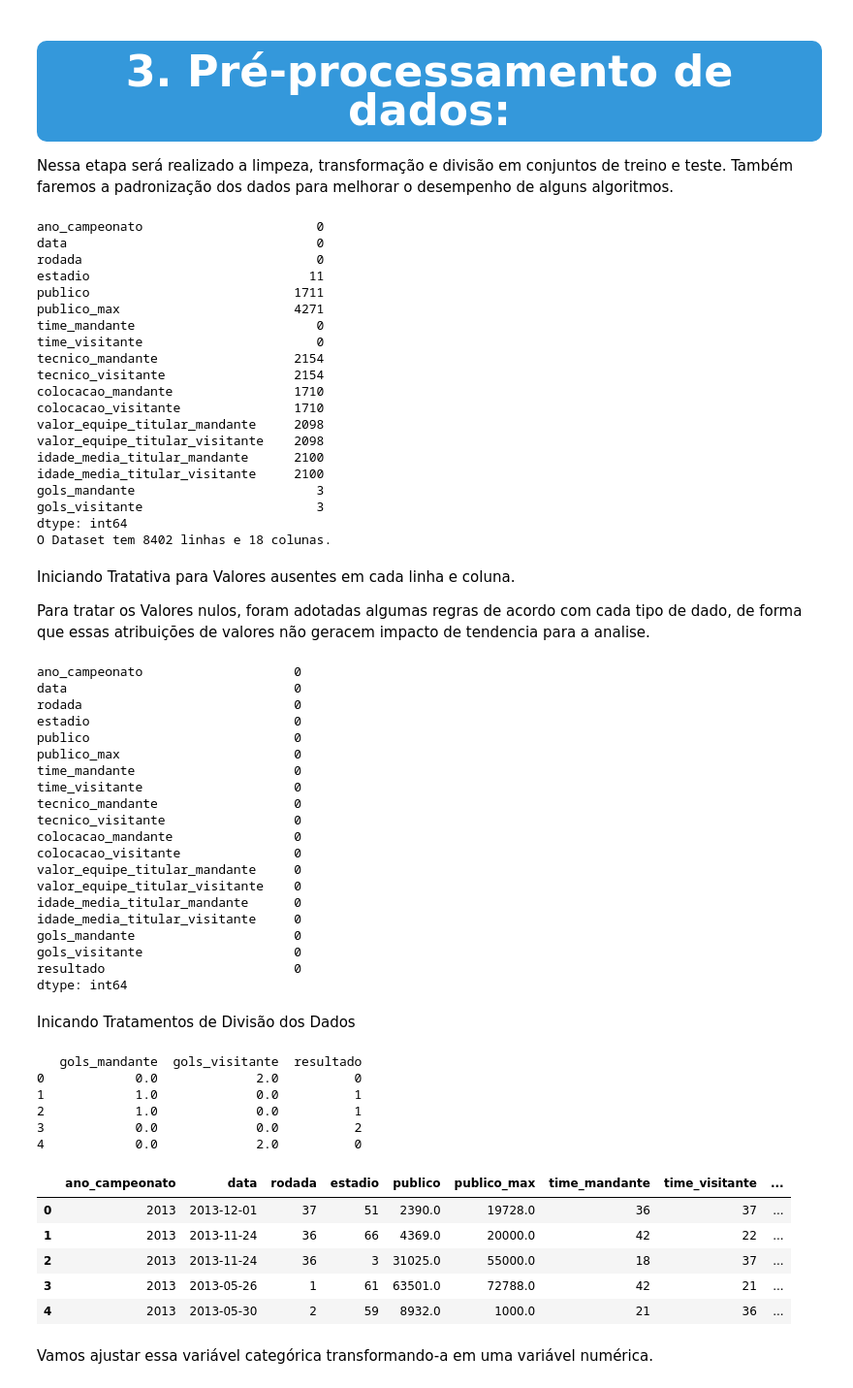
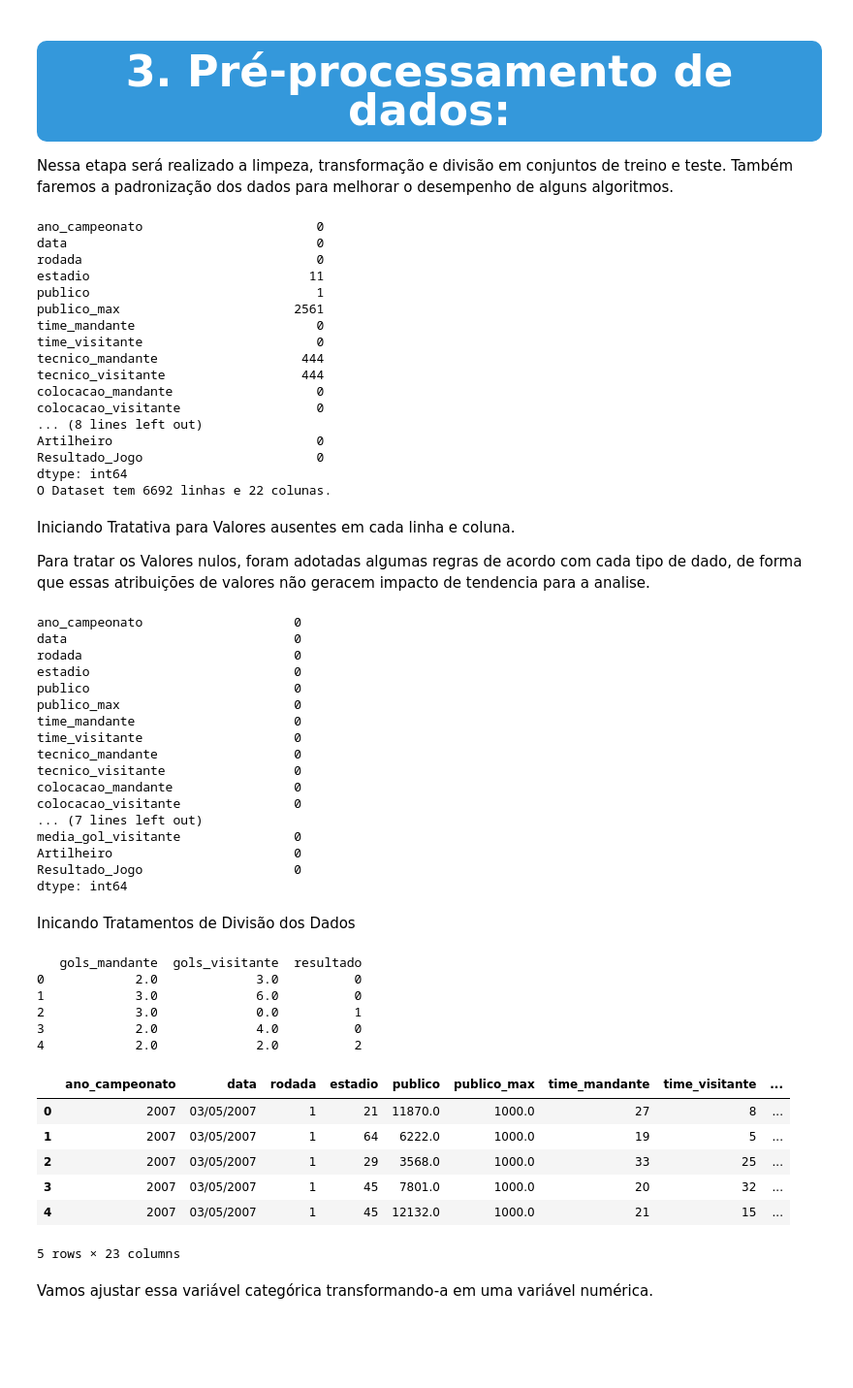
Before and after one commit to RodrigoMarenda/Sports_Predictions, a Jupyter notebook: notebooks/Sports_Predctions.ipynb, the cells around one changed output. Shown at 97% size. Saved outputs shown, nothing was run; the diff lists cells and outputs as text; code cells hidden in the pictures; blank space fills up the shorter version.

```diff
--- a/notebooks/Sports_Predctions.ipynb
+++ b/notebooks/Sports_Predctions.ipynb
@@ -139,10 +139,10 @@ warnings.filterwarnings("ignore")
 Esse dataset foi obtido no Site Base de Dados.Org. Foram coletados das partidas de futebol realizadas desde 2013 até o ano de 2024, com o objetivo de realizar a predição de resultados de jogos de futebol.
 # %%
 # Informa a URL de importação do dataset
-url = "https://raw.githubusercontent.com/RodrigoMarenda/Sports_Predictions/refs/heads/main/data/Dados_Brasileirao.csv"
+url = "https://raw.githubusercontent.com/RodrigoMarenda/Sports_Predictions/refs/heads/main/data/Dados_Brasileirao_org.csv"
 
 # Lê o arquivo e exibe as primeiras linhas
-df = pd.read_csv(url, delimiter=',')
+df = pd.read_csv(url, delimiter=';')
 
 
 # Exibir as primeiras linhas do DataFra
@@ -219,22 +219,19 @@ ano_campeonato                       0
 data                                 0
 rodada                               0
 estadio                             11
-publico                           1711
-publico_max                       4271
+publico                              1
+publico_max                       2561
 time_mandante                        0
 time_visitante                       0
-tecnico_mandante                  2154
-tecnico_visitante                 2154
-colocacao_mandante                1710
-colocacao_visitante               1710
-valor_equipe_titular_mandante     2098
-valor_equipe_titular_visitante    2098
-idade_media_titular_mandante      2100
-idade_media_titular_visitante     2100
-gols_mandante                        3
-gols_visitante                       3
+tecnico_mandante                   444
+tecnico_visitante                  444
+colocacao_mandante                   0
+colocacao_visitante                  0
+... (8 lines left out)
+Artilheiro                           0
+Resultado_Jogo                       0
 dtype: int64
-O Dataset tem 8402 linhas e 18 colunas.
+O Dataset tem 6692 linhas e 22 colunas.
 # %% [markdown]
 Iniciando Tratativa para Valores ausentes em cada linha e coluna.
 
@@ -318,54 +315,53 @@ tecnico_mandante                  0
 tecnico_visitante                 0
 colocacao_mandante                0
 colocacao_visitante               0
-valor_equipe_titular_mandante     0
-valor_equipe_titular_visitante    0
-idade_media_titular_mandante      0
-idade_media_titular_visitante     0
-gols_mandante                     0
-gols_visitante                    0
-resultado                         0
+... (7 lines left out)
+media_gol_visitante               0
+Artilheiro                        0
+Resultado_Jogo                    0
 dtype: int64
 # %% [markdown]
 Inicando Tratamentos de Divisão dos Dados
 # %%
 # Codificando variáveis categóricas para valores numéricos (Label Encoding)
 label_encoder = LabelEncoder()
 
 df_selecionado['time_mandante'] = label_encoder.fit_transform(df_selecionado['time_mandante'])
 df_selecionado['time_visitante'] = label_encoder.fit_transform(df_selecionado['time_visitante'])
 df_selecionado['estadio'] = label_encoder.fit_transform(df_selecionado['estadio'])
 df_selecionado['tecnico_mandante'] = label_encoder.fit_transform(df_selecionado['tecnico_mandante'])
 df_selecionado['tecnico_visitante'] = label_encoder.fit_transform(df_selecionado['tecnico_visitante'])
-
+df_selecionado['Artilheiro'] = label_encoder.fit_transform(df_selecionado['Artilheiro'])
+df_selecionado['Resultado_Jogo'] = label_encoder.fit_transform(df_selecionado['Resultado_Jogo'])
 
 # Criando o target: Se o time mandante ganhou, visitante ganhou ou foi empate
 df_selecionado['resultado'] = df_selecionado.apply(
     lambda row: 1 if row['gols_mandante'] > row['gols_visitante']
                 else 0 if row['gols_mandante'] < row['gols_visitante']
                 else 2,
     axis=1
 )
 
 # Exibindo as primeiras linhas para confirmar o resultado
 print(df_selecionado[['gols_mandante', 'gols_visitante', 'resultado']].head())
 
 
 # Exibindo as primeiras linhas do dataset após o pré-processamento
 df_selecionado.head()
 # %% [output]
    gols_mandante  gols_visitante  resultado
-0            0.0             2.0          0
-1            1.0             0.0          1
-2            1.0             0.0          1
-3            0.0             0.0          2
-4            0.0             2.0          0
+0            2.0             3.0          0
+1            3.0             6.0          0
+2            3.0             0.0          1
+3            2.0             4.0          0
+4            2.0             2.0          2
 |  | ano_campeonato | data | rodada | estadio | publico | publico_max | time_mandante | time_visitante | ... |
-| 0 | 2013 | 2013-12-01 | 37 | 51 | 2390.0 | 19728.0 | 36 | 37 | ... |
-| 1 | 2013 | 2013-11-24 | 36 | 66 | 4369.0 | 20000.0 | 42 | 22 | ... |
-| 2 | 2013 | 2013-11-24 | 36 | 3 | 31025.0 | 55000.0 | 18 | 37 | ... |
-| 3 | 2013 | 2013-05-26 | 1 | 61 | 63501.0 | 72788.0 | 42 | 21 | ... |
-| 4 | 2013 | 2013-05-30 | 2 | 59 | 8932.0 | 1000.0 | 21 | 36 | ... |
+| 0 | 2007 | 03/05/2007 | 1 | 21 | 11870.0 | 1000.0 | 27 | 8 | ... |
+| 1 | 2007 | 03/05/2007 | 1 | 64 | 6222.0 | 1000.0 | 19 | 5 | ... |
+| 2 | 2007 | 03/05/2007 | 1 | 29 | 3568.0 | 1000.0 | 33 | 25 | ... |
+| 3 | 2007 | 03/05/2007 | 1 | 45 | 7801.0 | 1000.0 | 20 | 32 | ... |
+| 4 | 2007 | 03/05/2007 | 1 | 45 | 12132.0 | 1000.0 | 21 | 15 | ... |
+5 rows × 23 columns
 # %% [markdown]
 Vamos ajustar essa variável categórica transformando-a em uma variável numérica.
 # %% [markdown]
```
Also changed, not shown: parts of 14 cells of this notebook.
